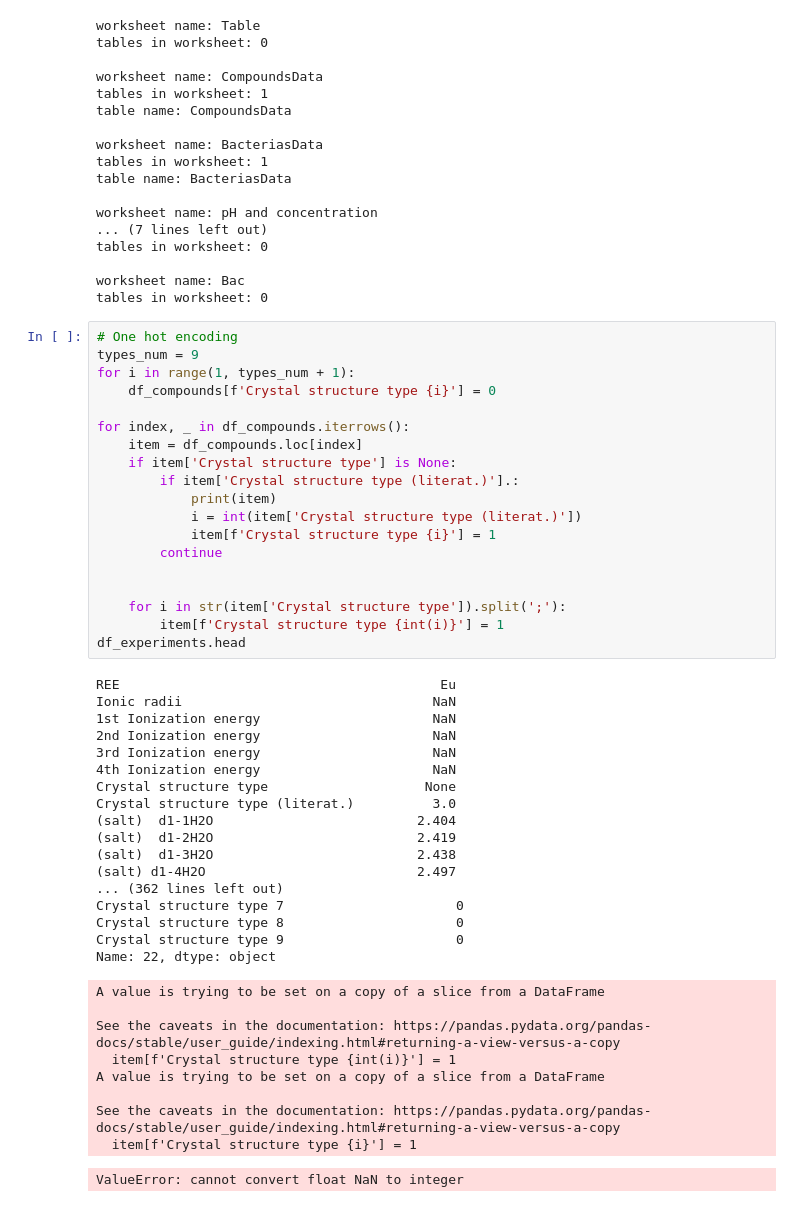
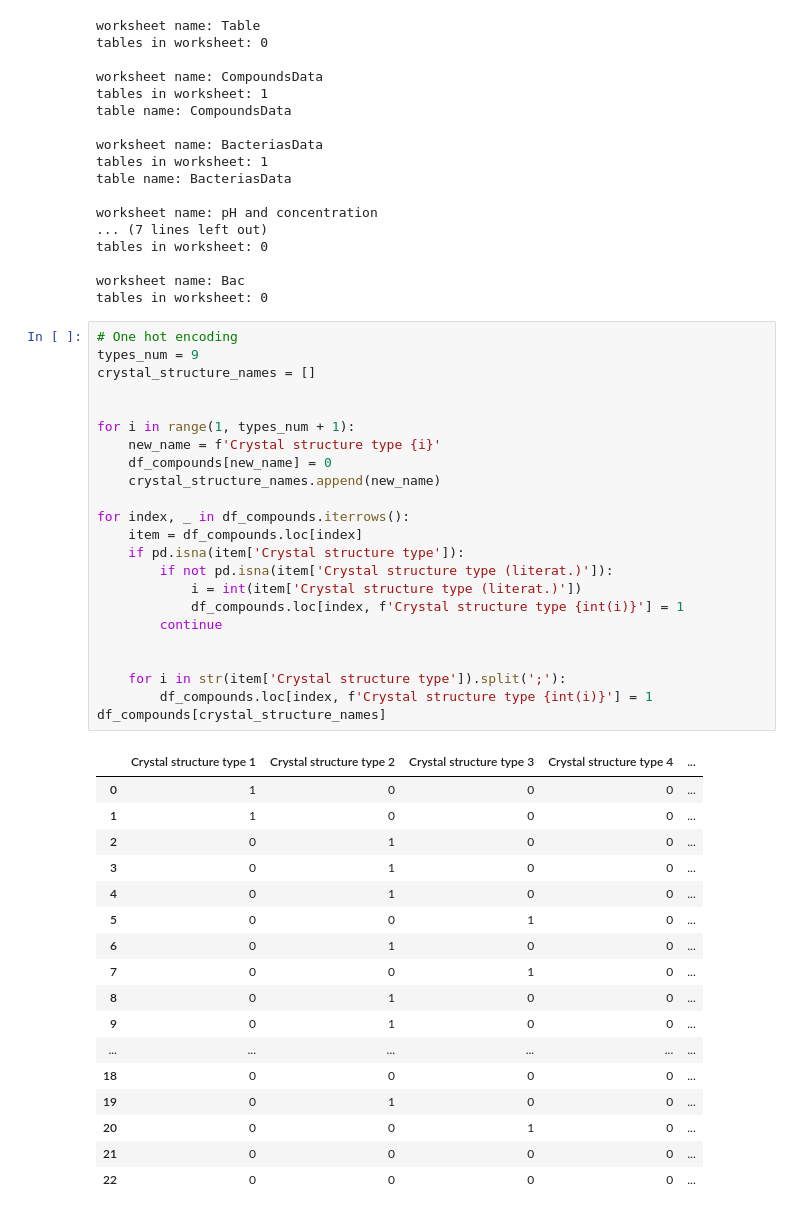
Before and after one commit to Kumokage/ChemML, a Jupyter notebook: notebooks/AntiBio/Antibio.ipynb, the cells around one changed output. Saved outputs shown, nothing was run; the diff lists cells and outputs as text.

```diff
--- a/notebooks/AntiBio/Antibio.ipynb
+++ b/notebooks/AntiBio/Antibio.ipynb
@@ -42,49 +44,44 @@ tables in worksheet: 0
 # %%
 # One hot encoding
 types_num = 9
+crystal_structure_names = []
+
+
 for i in range(1, types_num + 1):
-    df_compounds[f'Crystal structure type {i}'] = 0
+    new_name = f'Crystal structure type {i}'
+    df_compounds[new_name] = 0
+    crystal_structure_names.append(new_name)
 
 for index, _ in df_compounds.iterrows():
     item = df_compounds.loc[index]
-    if item['Crystal structure type'] is None:
-        if item['Crystal structure type (literat.)'].:
-            print(item)
+    if pd.isna(item['Crystal structure type']):
+        if not pd.isna(item['Crystal structure type (literat.)']):
             i = int(item['Crystal structure type (literat.)'])
-            item[f'Crystal structure type {i}'] = 1
+            df_compounds.loc[index, f'Crystal structure type {int(i)}'] = 1
         continue
 
 
     for i in str(item['Crystal structure type']).split(';'):
-        item[f'Crystal structure type {int(i)}'] = 1
-df_experiments.head
+        df_compounds.loc[index, f'Crystal structure type {int(i)}'] = 1
+df_compounds[crystal_structure_names]
 # %% [output]
-REE                                         Eu
-Ionic radii                                NaN
-1st Ionization energy                      NaN
-2nd Ionization energy                      NaN
-3rd Ionization energy                      NaN
-4th Ionization energy                      NaN
-Crystal structure type                    None
-Crystal structure type (literat.)          3.0
-(salt)  d1-1H2O                          2.404
-(salt)  d1-2H2O                          2.419
-(salt)  d1-3H2O                          2.438
-(salt) d1-4H2O                           2.497
-... (362 lines left out)
-Crystal structure type 7                      0
-Crystal structure type 8                      0
-Crystal structure type 9                      0
-Name: 22, dtype: object
-A value is trying to be set on a copy of a slice from a DataFrame
-
-See the caveats in the documentation: https://pandas.pydata.org/pandas-docs/stable/user_guide/indexing.html#returning-a-view-versus-a-copy
-  item[f'Crystal structure type {int(i)}'] = 1
-A value is trying to be set on a copy of a slice from a DataFrame
-
-See the caveats in the documentation: https://pandas.pydata.org/pandas-docs/stable/user_guide/indexing.html#returning-a-view-versus-a-copy
-  item[f'Crystal structure type {i}'] = 1
-ValueError: cannot convert float NaN to integer
+|  | Crystal structure type 1 | Crystal structure type 2 | Crystal structure type 3 | Crystal structure type 4 | ... |
+| 0 | 1 | 0 | 0 | 0 | ... |
+| 1 | 1 | 0 | 0 | 0 | ... |
+| 2 | 0 | 1 | 0 | 0 | ... |
+| 3 | 0 | 1 | 0 | 0 | ... |
+| 4 | 0 | 1 | 0 | 0 | ... |
+| 5 | 0 | 0 | 1 | 0 | ... |
+| 6 | 0 | 1 | 0 | 0 | ... |
+| 7 | 0 | 0 | 1 | 0 | ... |
+| 8 | 0 | 1 | 0 | 0 | ... |
+| 9 | 0 | 1 | 0 | 0 | ... |
+| ... | ... | ... | ... | ... | ... |
+| 18 | 0 | 0 | 0 | 0 | ... |
+| 19 | 0 | 1 | 0 | 0 | ... |
+| 20 | 0 | 0 | 1 | 0 | ... |
+| 21 | 0 | 0 | 0 | 0 | ... |
+| 22 | 0 | 0 | 0 | 0 | ... |
 # %%
 df = df_experiments.merge(df_compounds, left_on='REE', right_on='REE').merge(df_bacterias, left_on='Bacteria', right_on='Name')
 df.head().columns
```
Also changed, not shown: parts of 14 cells of this notebook, 3 other files.
